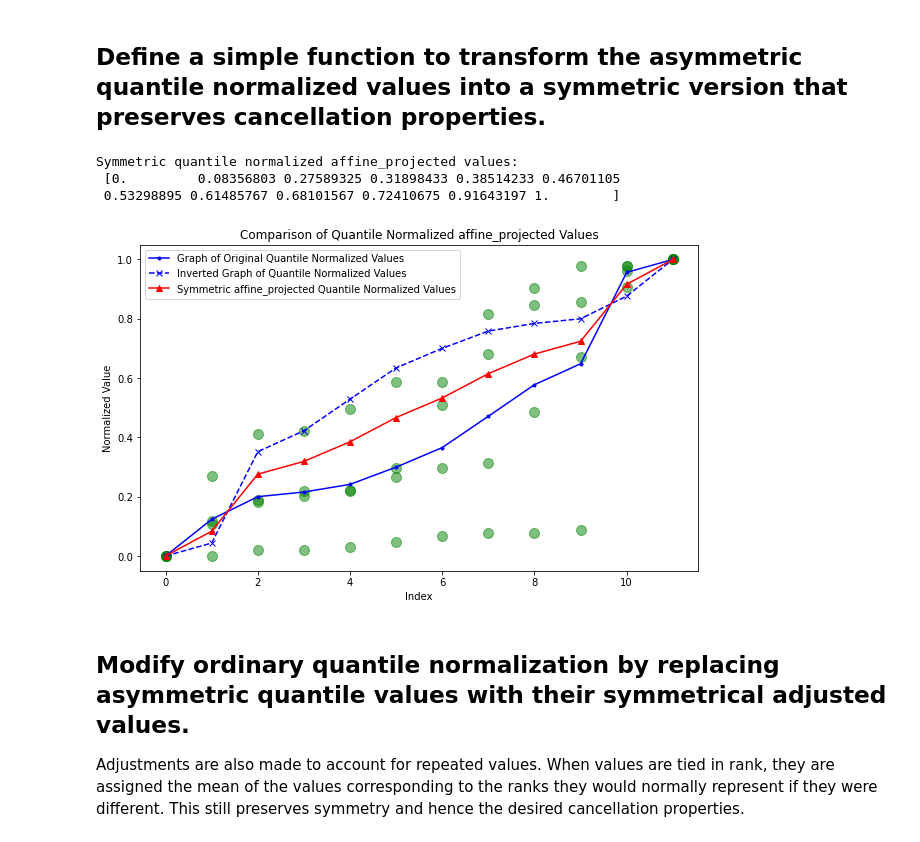
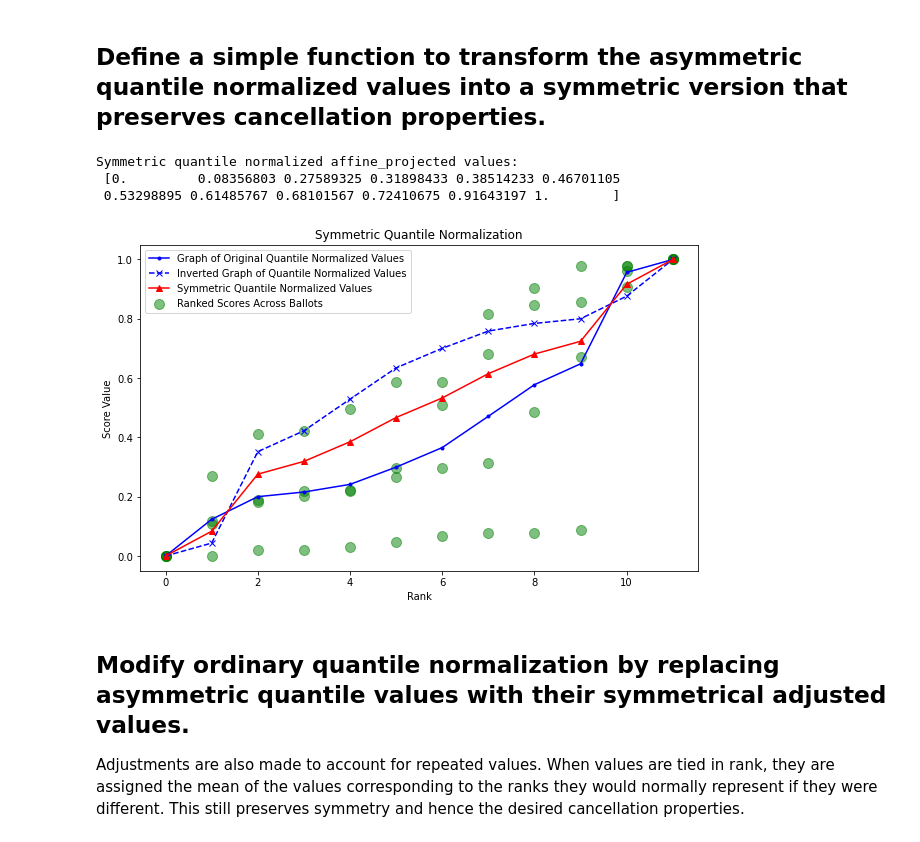
Before and after one commit to cfrankston728/symmetric_quantile-normalized_score, a Jupyter notebook: voting_explorer.ipynb, the cells around one changed output. Cells and saved outputs as stored; diff of their text form; code cells hidden in the pictures.

```diff
--- a/voting_explorer.ipynb
+++ b/voting_explorer.ipynb
@@ -196,43 +196,43 @@ def symmetric_bimonotone_function(a,b, mode = 'mean'):
 
 def get_symmetric_quantile_normalized_affine_projected_values(score_ballot_df, mode='mean'):
     affine_projected_quantile_normalized_values = get_quantile_normalized_affine_projected_values(score_ballot_df, 0, 1)
 
     # Vectorized computation
     symmetric_quantile_normalized_affine_projected_values = symmetric_bimonotone_function(affine_projected_quantile_normalized_values, (1 - affine_projected_quantile_normalized_values[::-1]), mode)
 
     return symmetric_quantile_normalized_affine_projected_values
 
 symmetric_quantile_normalized_affine_projected_values=get_symmetric_quantile_normalized_affine_projected_values(score_ballot_df)
 print("Symmetric quantile normalized affine_projected values: \n",symmetric_quantile_normalized_affine_projected_values)
 plt.figure(figsize=(10, 6))  # Adjust the figure size as necessary
 
 # Original quantile normalized affine_projected values
 plt.plot(quantile_normalized_affine_projected_values, label='Graph of Original Quantile Normalized Values', color='blue', marker='.', linestyle='-')
 
 # Inverted and shifted values for comparison
 plt.plot(1 + np.sort(-quantile_normalized_affine_projected_values), label='Inverted Graph of Quantile Normalized Values', color='blue', marker='x', linestyle='--')
 
 # Symmetric affine_projected quantile normalized values
-plt.plot(symmetric_quantile_normalized_affine_projected_values, label='Symmetric affine_projected Quantile Normalized Values', color='red', marker='^', linestyle='-')
+plt.plot(symmetric_quantile_normalized_affine_projected_values, label='Symmetric Quantile Normalized Values', color='red', marker='^', linestyle='-')
+# Placeholder scatter for legend (label this one)
+plt.scatter([], [], alpha=0.50, c='green', s=100, label='Ranked Scores Across Ballots')
 
-plt.title('Comparison of Quantile Normalized affine_projected Values')  # Add a plot title
-plt.xlabel('Index')  # X-axis label
-plt.ylabel('Normalized Value')  # Y-axis label
-plt.legend()  # Show legend to identify lines
+# Loop to plot individual scores (do not label these)
 for i in range(n_rows):
-    # Create x values based on the index of columns
     x_values = np.arange(n_cols)
-    # Extract y values directly from the matrix
     y_values = sorted_affine_projected_score_matrix[i, :]
+    plt.scatter(x_values, y_values, alpha=0.50, c='green', s=100)
 
-    # Plot each row's points with jitter on the scatter plot
-    plt.scatter(x_values, y_values, alpha=0.50, c='green', s=100)
+plt.title('Symmetric Quantile Normalization')
+plt.xlabel('Rank')
+plt.ylabel('Score Value')
+plt.legend()  # This now includes a single entry for the green points
 plt.show()
 # %% [output]
 Symmetric quantile normalized affine_projected values:
  [0.         0.08356803 0.27589325 0.31898433 0.38514233 0.46701105
  0.53298895 0.61485767 0.68101567 0.72410675 0.91643197 1.        ]
-[figure, old version]
+[figure, new version]
 # %% [markdown]
 ## Modify ordinary quantile normalization by replacing asymmetric quantile values with their symmetrical adjusted values.
 
```
Also changed, not shown: parts of 1 cell of this notebook, 2 other files.
